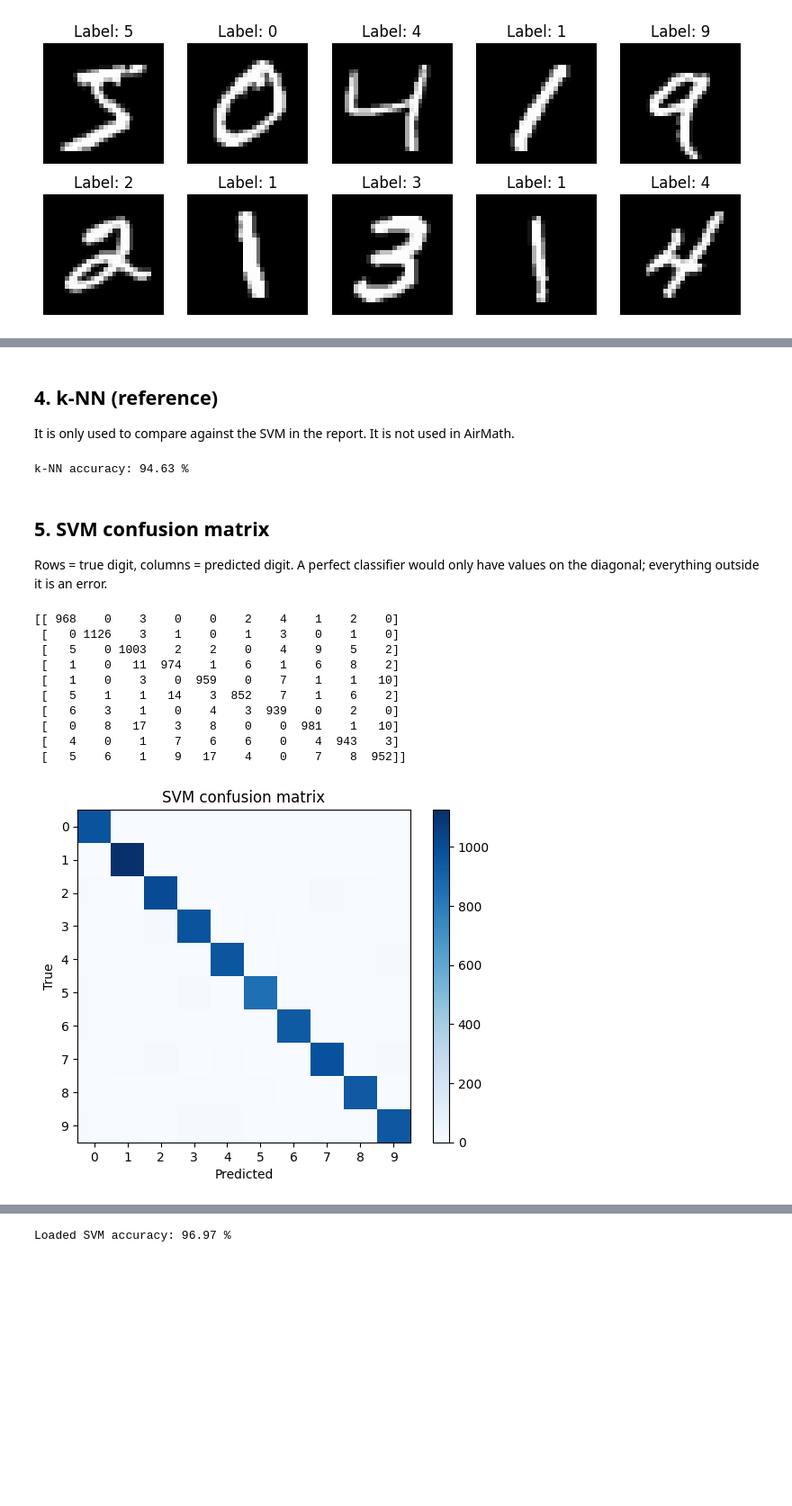
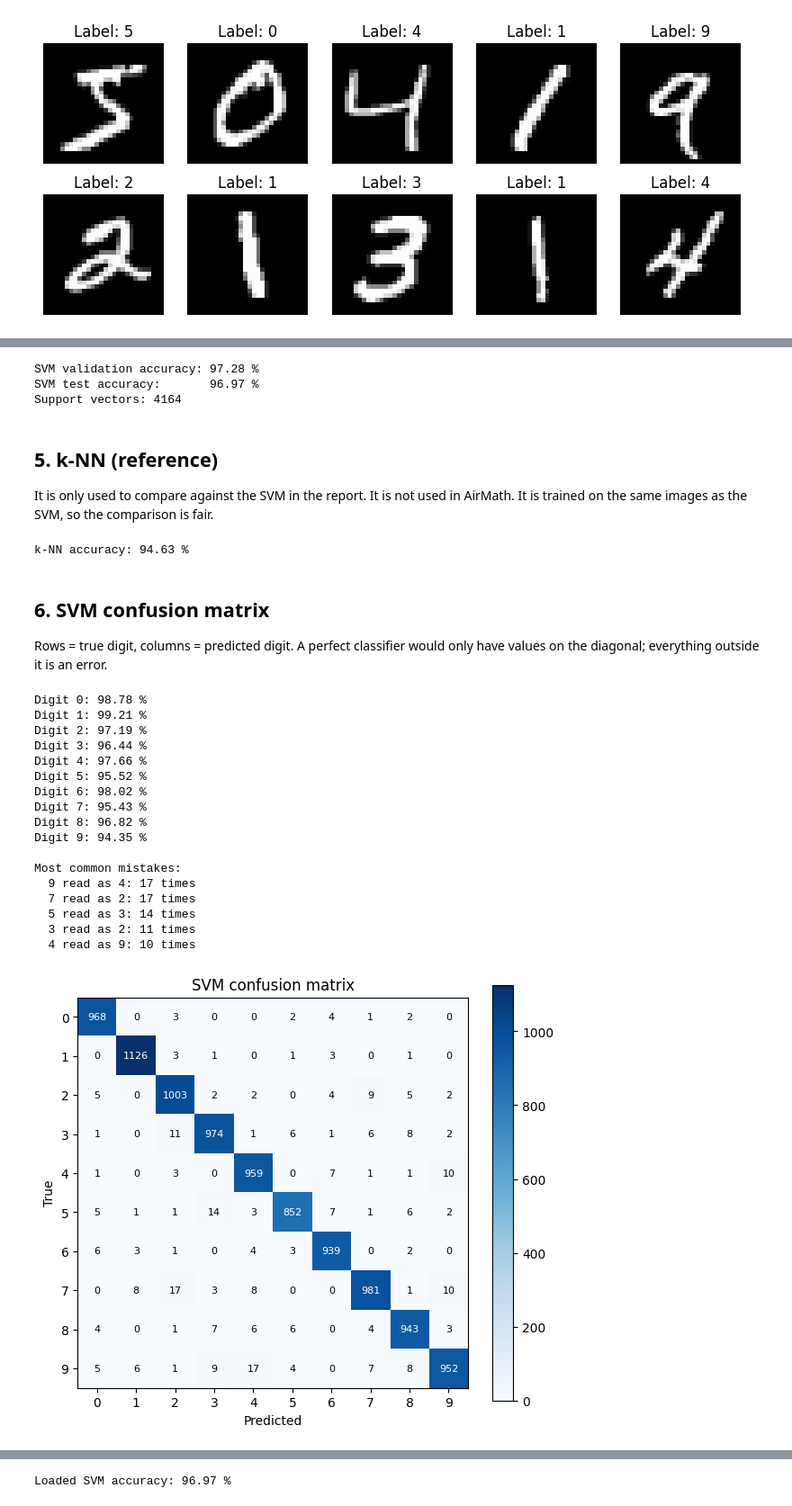
Before and after one commit to adrianalorenzo/proyecto_vision_calculadora, a Jupyter notebook: src/digits.ipynb, the cells around one changed output, grey strips where cells are left out. Shown at 90% size. Saved outputs shown, nothing was run; the diff lists cells and outputs as text; code cells hidden in the pictures; blank space fills up the shorter version.

Commit message:
Improve digit classifier notebook: validation set, grid search for C and gamma, error analysis

```diff
--- a/src/digits.ipynb
+++ b/src/digits.ipynb
@@ -96,6 +132,20 @@ SVM accuracy: 96.97 %
+# %%
+# Train the final SVM
+svm = create_svm(best_C, best_gamma)
+svm.train(train_samples, cv2.ml.ROW_SAMPLE, train_labels)
+
+svm_val_accuracy, _ = accuracy(svm, val_samples, val_labels)
+svm_accuracy, svm_pred = accuracy(svm, test_samples, test_labels)
+print(f"SVM validation accuracy: {svm_val_accuracy * 100:.2f} %")
+print(f"SVM test accuracy:       {svm_accuracy * 100:.2f} %")
+print("Support vectors:", svm.getSupportVectors().shape[0])
+# %% [output]
+SVM validation accuracy: 97.28 %
+SVM test accuracy:       96.97 %
+Support vectors: 4164
 # %% [markdown]
-## 4. k-NN (reference)
-It is only used to compare against the SVM in the report. It is not used in AirMath.
+## 5. k-NN (reference)
+It is only used to compare against the SVM in the report. It is not used in AirMath. It is trained on the same images as the SVM, so the comparison is fair.
 # %%
 # Create the k-Nearest Neighbours classifier and "train" it (it just stores the samples)
 knn = cv2.ml.KNearest_create()
@@ -109,32 +159,56 @@ print(f"k-NN accuracy: {knn_accuracy * 100:.2f} %")
 # %% [output]
 k-NN accuracy: 94.63 %
 # %% [markdown]
-## 5. SVM confusion matrix
+## 6. SVM confusion matrix
 Rows = true digit, columns = predicted digit. A perfect classifier would only have values on the diagonal; everything outside it is an error.
 # %%
 # Count how many times each real digit (row) was predicted as each digit (column)
 confusion = np.zeros((10, 10), dtype=np.int32)
 np.add.at(confusion, (test_labels, svm_pred), 1)
-print(confusion)
 
-# Plot it
+# Accuracy of every digit: correct predictions / number of test images of that digit
+per_class = confusion.diagonal() / confusion.sum(axis=1)
+for digit, acc in enumerate(per_class):
+    print(f"Digit {digit}: {acc * 100:.2f} %")
+
+# Most common mistakes (largest values outside the diagonal)
+errors = confusion.copy()
+np.fill_diagonal(errors, 0)
+print("\nMost common mistakes:")
+for idx in np.argsort(errors.ravel())[::-1][:5]:
+    true_digit, pred_digit = divmod(idx, 10)
+    print(f"  {true_digit} read as {pred_digit}: {errors[true_digit, pred_digit]} times")
+
+# Plot it with the counts written inside every cell
+plt.figure(figsize=(7, 6))
 plt.imshow(confusion, cmap="Blues")
 plt.colorbar()
+for t in range(10):
+    for p in range(10):
+        color = "white" if confusion[t, p] > confusion.max() / 2 else "black"
+        plt.text(p, t, confusion[t, p], ha="center", va="center", color=color, fontsize=8)
 plt.xticks(range(10))
 plt.yticks(range(10))
 plt.xlabel("Predicted")
 plt.ylabel("True")
 plt.title("SVM confusion matrix")
 plt.show()
 # %% [output]
-[[ 968    0    3    0    0    2    4    1    2    0]
- [   0 1126    3    1    0    1    3    0    1    0]
- [   5    0 1003    2    2    0    4    9    5    2]
- [   1    0   11  974    1    6    1    6    8    2]
- [   1    0    3    0  959    0    7    1    1   10]
- [   5    1    1   14    3  852    7    1    6    2]
- [   6    3    1    0    4    3  939    0    2    0]
- [   0    8   17    3    8    0    0  981    1   10]
- [   4    0    1    7    6    6    0    4  943    3]
- [   5    6    1    9   17    4    0    7    8  952]]
+Digit 0: 98.78 %
+Digit 1: 99.21 %
+Digit 2: 97.19 %
+Digit 3: 96.44 %
+Digit 4: 97.66 %
+Digit 5: 95.52 %
+Digit 6: 98.02 %
+Digit 7: 95.43 %
+Digit 8: 96.82 %
+Digit 9: 94.35 %
+
+Most common mistakes:
+  9 read as 4: 17 times
+  7 read as 2: 17 times
+  5 read as 3: 14 times
+  3 read as 2: 11 times
+  4 read as 9: 10 times
-[figure, old version]
+[figure, new version]
```
Also changed, not shown: parts of 10 cells of this notebook, 2 other files.
